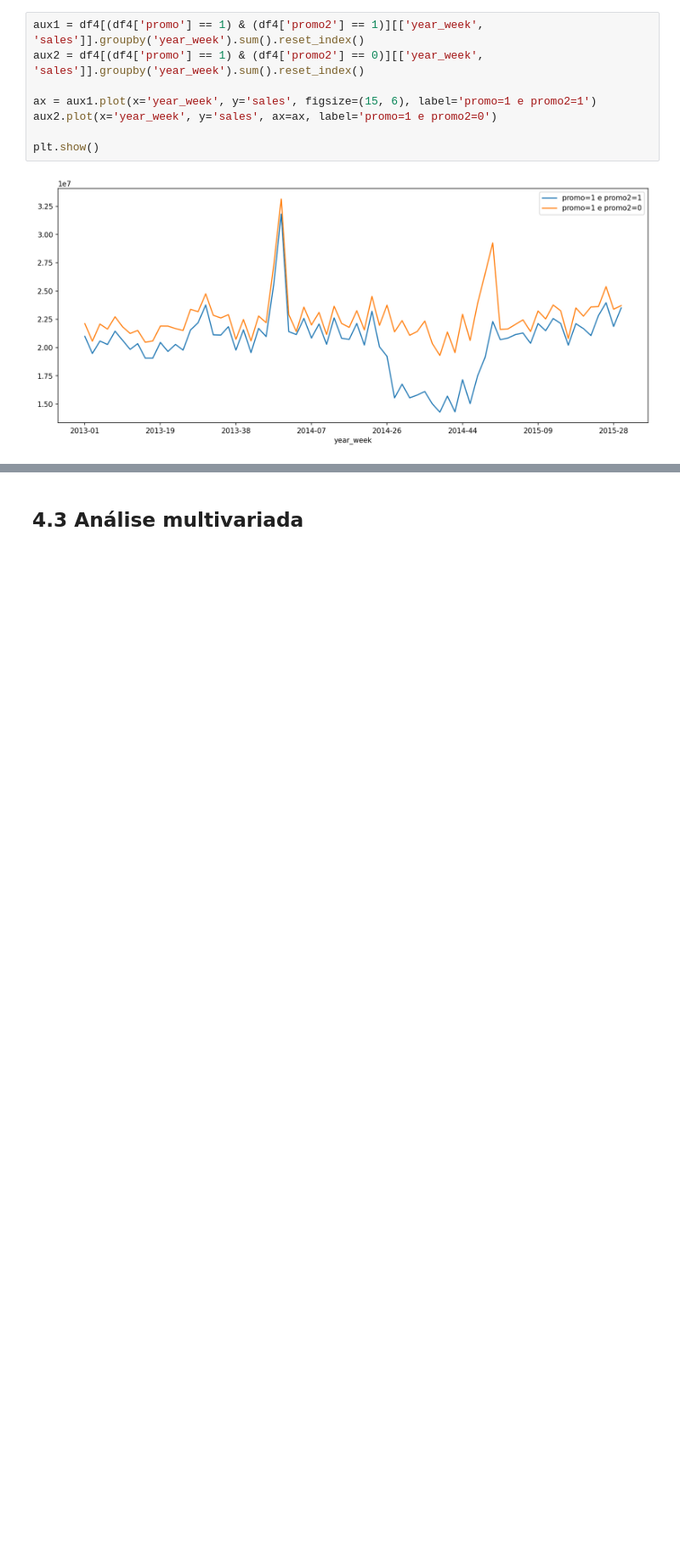
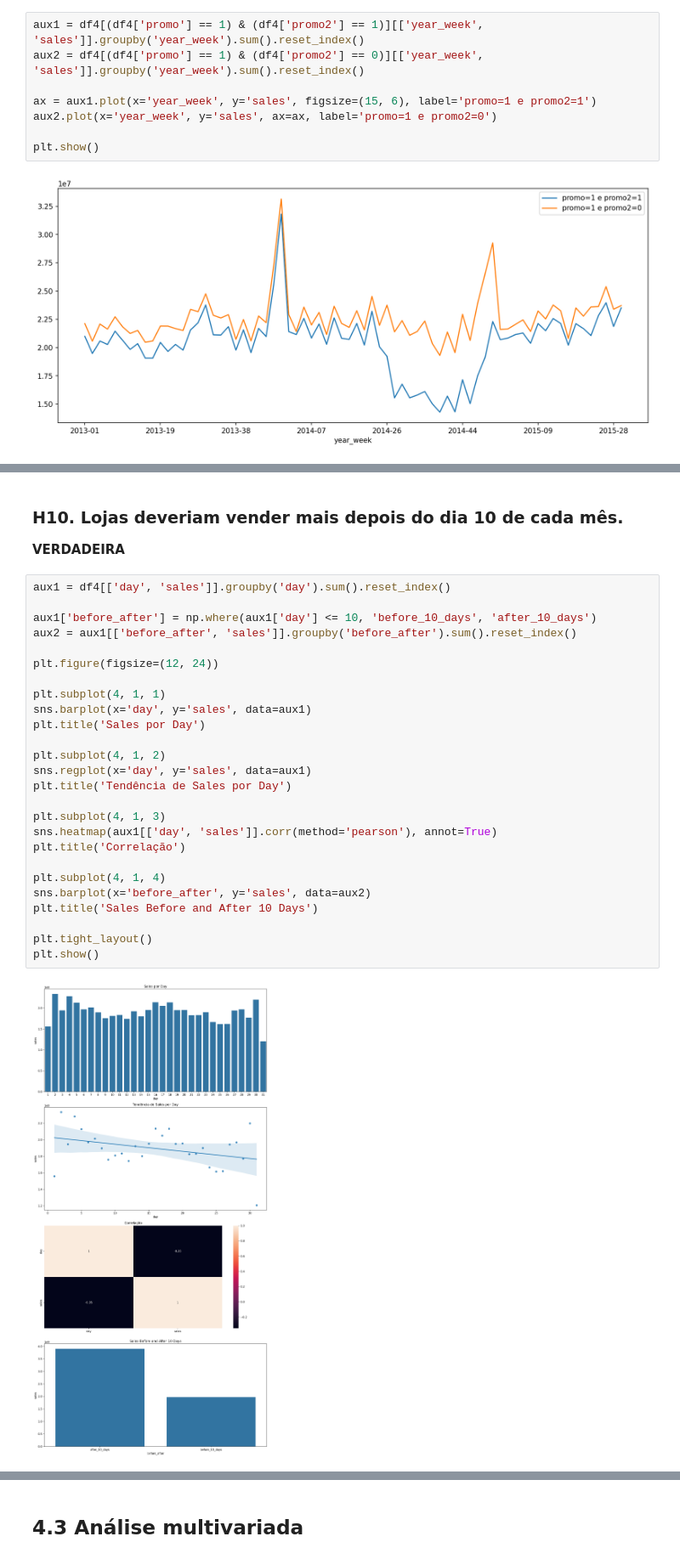
Before and after one commit to Eduardo7copasx/DS_producao, a Jupyter notebook: Projeto/projeto.ipynb, the cells around one changed output, grey strips where cells are left out. Shown at 85% size. Saved outputs shown, nothing was run; the diff lists cells and outputs as text; blank space fills up the shorter version.

```diff
--- a/Projeto/projeto.ipynb
+++ b/Projeto/projeto.ipynb
@@ -610,0 +666,32 @@ plt.show()
+# %% [markdown]
+### H10. Lojas deveriam vender mais depois do dia 10 de cada mês.
+
+**VERDADEIRA**
+# %%
+aux1 = df4[['day', 'sales']].groupby('day').sum().reset_index()
+
+aux1['before_after'] = np.where(aux1['day'] <= 10, 'before_10_days', 'after_10_days')
+aux2 = aux1[['before_after', 'sales']].groupby('before_after').sum().reset_index()
+
+plt.figure(figsize=(12, 24))
+
+plt.subplot(4, 1, 1)
+sns.barplot(x='day', y='sales', data=aux1)
+plt.title('Sales por Day')
+
+plt.subplot(4, 1, 2)
+sns.regplot(x='day', y='sales', data=aux1)
+plt.title('Tendência de Sales por Day')
+
+plt.subplot(4, 1, 3)
+sns.heatmap(aux1[['day', 'sales']].corr(method='pearson'), annot=True)
+plt.title('Correlação')
+
+plt.subplot(4, 1, 4)
+sns.barplot(x='before_after', y='sales', data=aux2)
+plt.title('Sales Before and After 10 Days')
+
+plt.tight_layout()
+plt.show()
+# %% [output]
+[figure, added]
```
Also changed, not shown: parts of 11 cells of this notebook.
